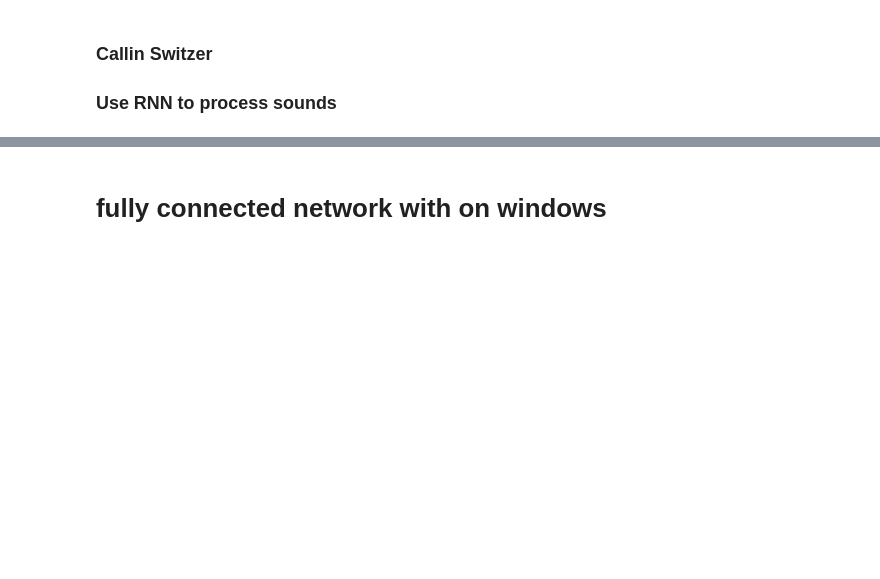
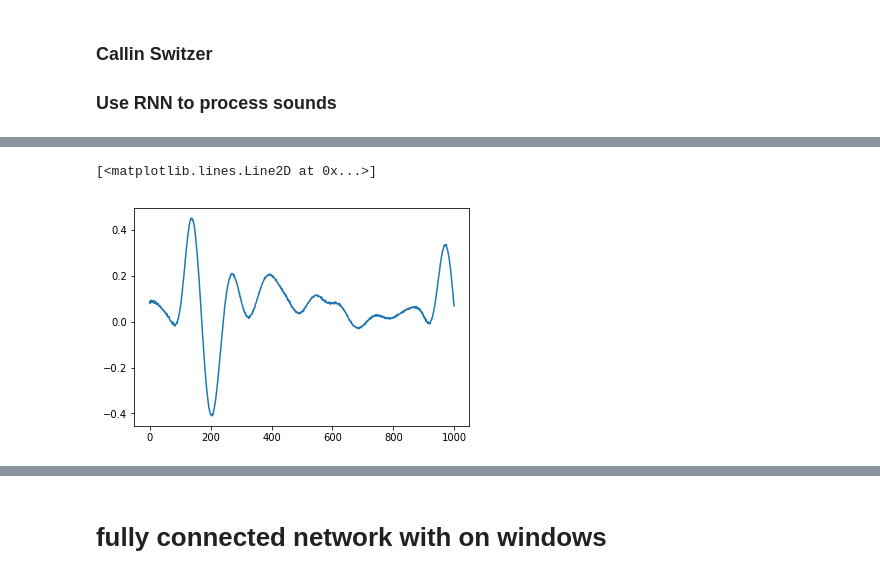
Before and after one commit to callinSwitzer/ImageVideoClassification, a Jupyter notebook: RNN_SoundClassification.ipynb, the cells around one changed output, grey strips where cells are left out. Saved outputs shown, nothing was run; the diff lists cells and outputs as text; code cells hidden in the pictures; blank space fills up the shorter version.

Commit message:
made figures

```diff
--- a/RNN_SoundClassification.ipynb
+++ b/RNN_SoundClassification.ipynb
@@ -121,5 +172,5 @@ df.head()
 # %%
-df.rename(index=str, columns={1: "acc"}, inplace=True)
+df.rename( columns={1: "acc"}, inplace=True)
 # %%
 # scale data
 from sklearn.preprocessing import minmax_scale
@@ -134,3 +192,8 @@ df.head()
+# %%
+plt.plot(np.array(df.acc_scaled[0:1000]))
+# %% [output]
+[<matplotlib.lines.Line2D at 0x...>]
+[figure, added]
 # %%
 
 #plt.plot(np.array(df.iloc[0:200000, 3]))
```
Also changed, not shown: parts of 43 cells of this notebook, 1 other file.
